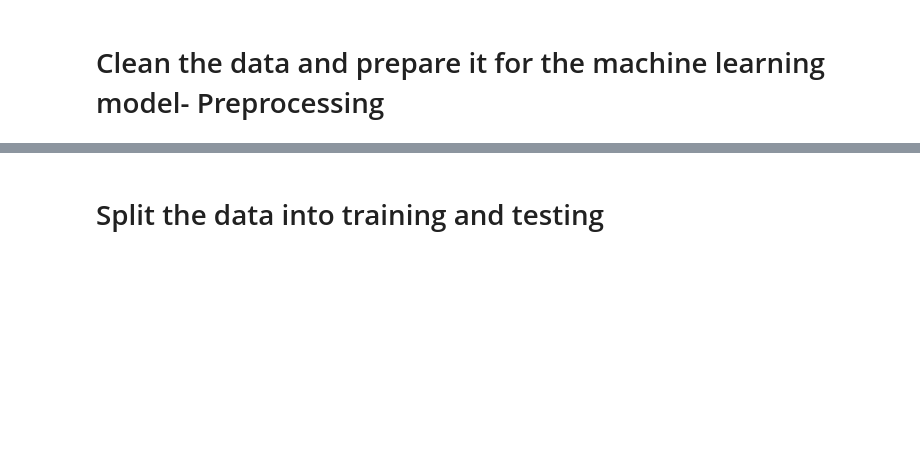
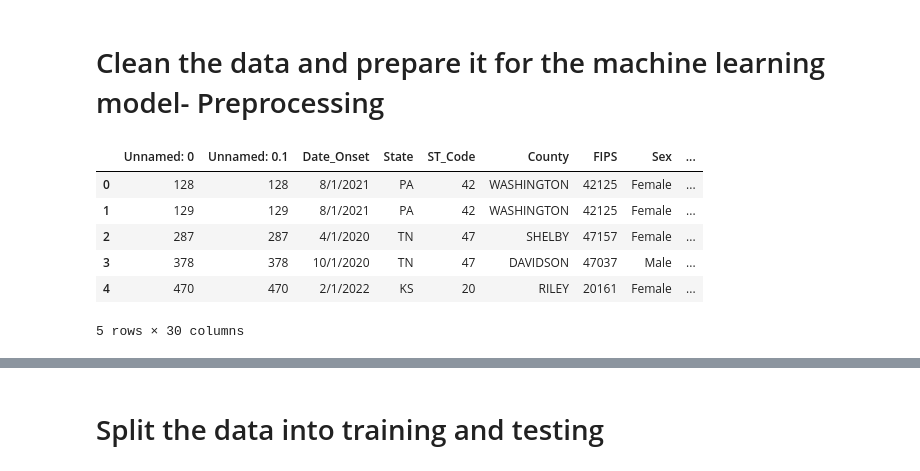
Before and after one commit to momentarypause/COVID_Death_Analysis, a Jupyter notebook: Logistic_Regression_Model_CovidData.ipynb, the cells around one changed output, grey strips where cells are left out. Cells and saved outputs as stored; diff of their text form; code cells hidden in the pictures; blank space fills up the shorter version.

```diff
--- a/Logistic_Regression_Model_CovidData.ipynb
+++ b/Logistic_Regression_Model_CovidData.ipynb
@@ -25,3 +25,15 @@ provisional_data_df.head()
 | 4 | 470 | 470 | 2/1/2022 | KS | 20 | RILEY | 20161 | 0 - 17 years | Female | White | ... |
 # %% [markdown]
 # Clean the data and prepare it for the machine learning model- Preprocessing
+# %%
+provisional_data_df = pd.get_dummies(data=provisional_data_df, columns = ['Age_Range', 'Race', 'Ethnicity', \
+                                                                          'Current_Status', 'Symptom_Status'])
+provisional_data_df.head()
+# %% [output]
+|  | Unnamed: 0 | Unnamed: 0.1 | Date_Onset | State | ST_Code | County | FIPS | Sex | ... |
+| 0 | 128 | 128 | 8/1/2021 | PA | 42 | WASHINGTON | 42125 | Female | ... |
+| 1 | 129 | 129 | 8/1/2021 | PA | 42 | WASHINGTON | 42125 | Female | ... |
+| 2 | 287 | 287 | 4/1/2020 | TN | 47 | SHELBY | 47157 | Female | ... |
+| 3 | 378 | 378 | 10/1/2020 | TN | 47 | DAVIDSON | 47037 | Male | ... |
+| 4 | 470 | 470 | 2/1/2022 | KS | 20 | RILEY | 20161 | Female | ... |
+5 rows × 30 columns
```
Also changed, not shown: parts of 12 cells of this notebook.
